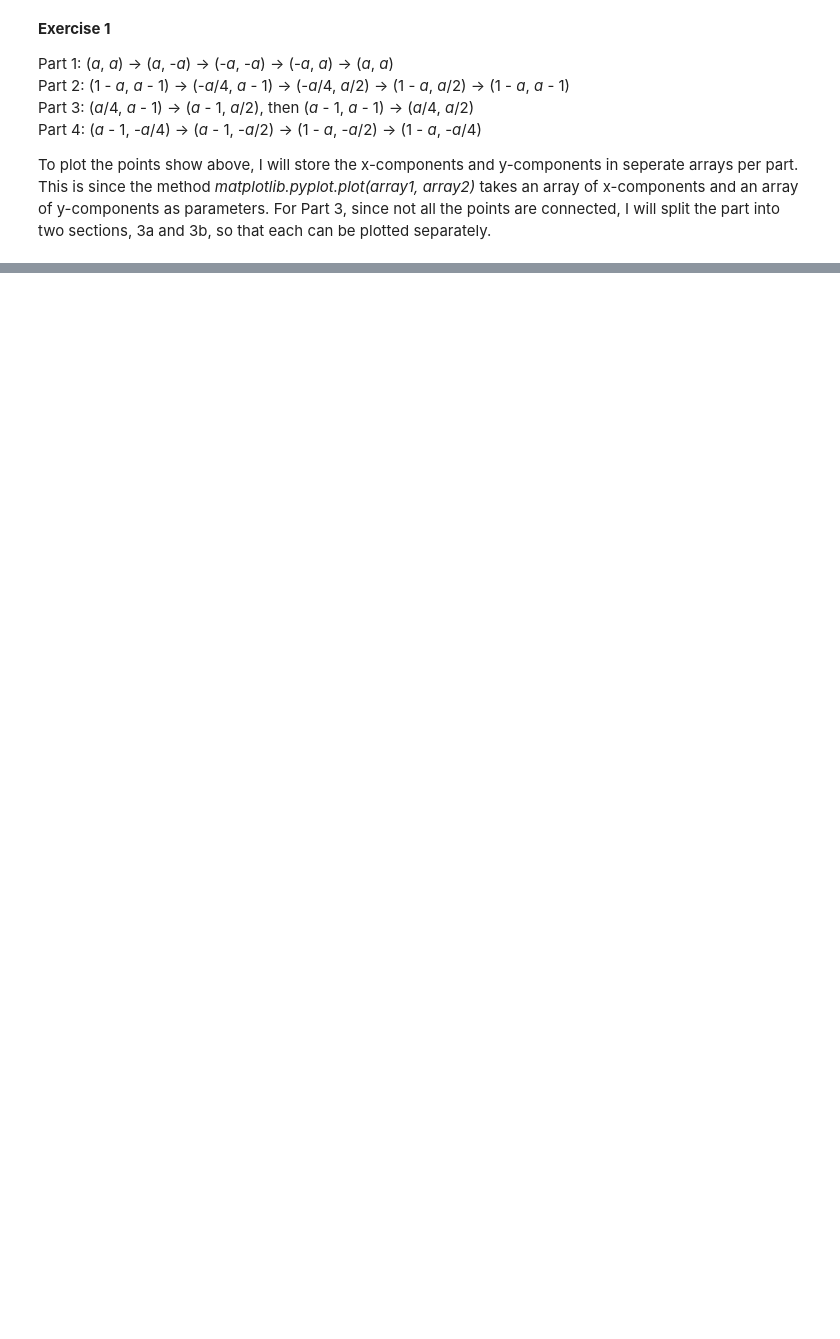
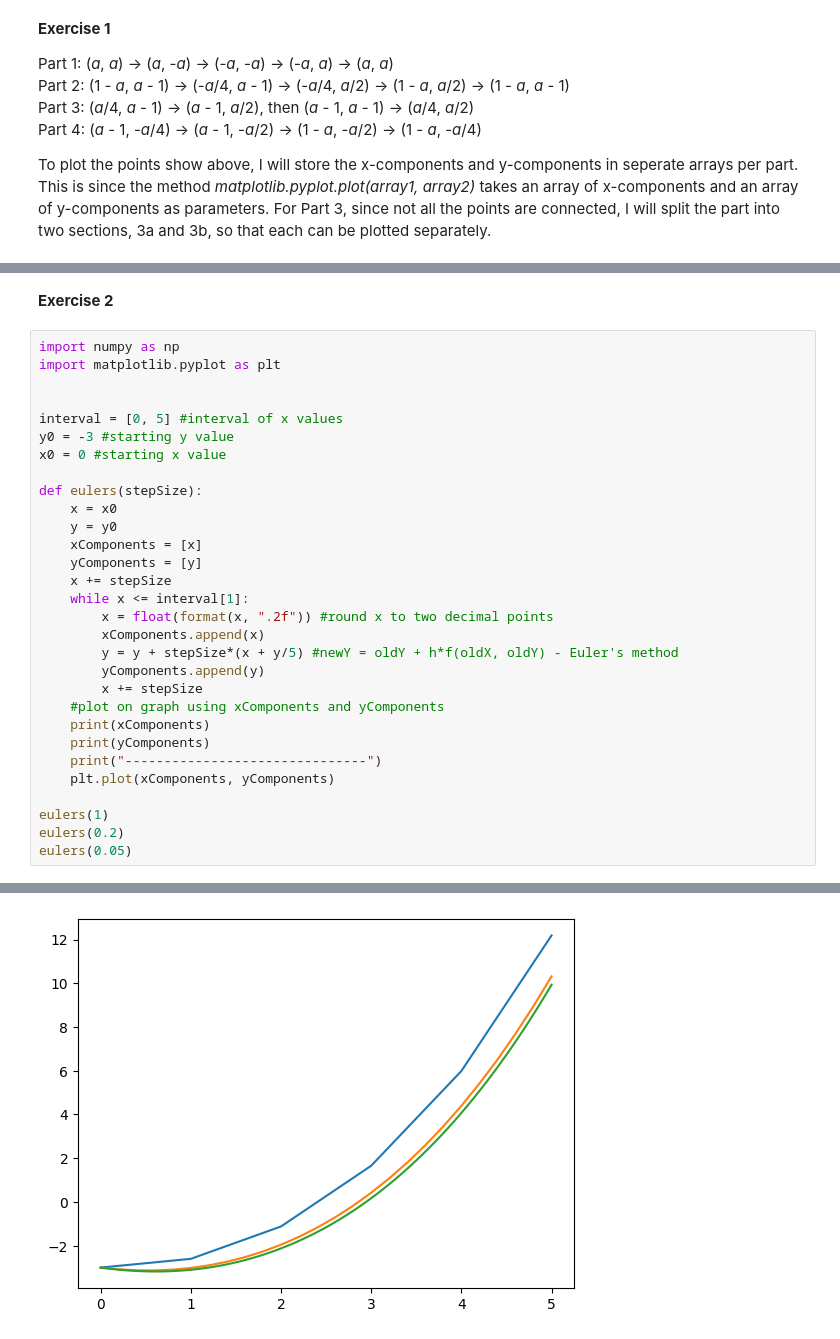
Before and after one commit to JayB-127/ECM1416CompMaths-ContinuousAssessment, a Jupyter notebook: CA.ipynb, the cells around one changed output, grey strips where cells are left out. Drawn from its saved outputs; the diff is of its cells as text; blank space fills up the shorter version.

Commit message:
beginning euler method

```diff
--- a/CA.ipynb
+++ b/CA.ipynb
@@ -94,0 +95,33 @@ Plotted points before and after transformation:
+# %% [markdown]
+**Exercise 2**
+# %%
+import numpy as np
+import matplotlib.pyplot as plt
+
+
+interval = [0, 5] #interval of x values
+y0 = -3 #starting y value
+x0 = 0 #starting x value
+
+def eulers(stepSize):
+    x = x0
+    y = y0
+    xComponents = [x]
+    yComponents = [y]
+    x += stepSize
+    while x <= interval[1]:
+        x = float(format(x, ".2f")) #round x to two decimal points
+        xComponents.append(x)
+        y = y + stepSize*(x + y/5) #newY = oldY + h*f(oldX, oldY) - Euler's method
+        yComponents.append(y)
+        x += stepSize
+    #plot on graph using xComponents and yComponents
+    print(xComponents)
+    print(yComponents)
+    print("-------------------------------")
+    plt.plot(xComponents, yComponents)
+
+eulers(1)
+eulers(0.2)
+eulers(0.05)
+# %% [output]
@@ -94,0 +137 @@ Plotted points before and after transformation:
+[figure, added]
```
Also changed, not shown: parts of 2 cells of this notebook.
